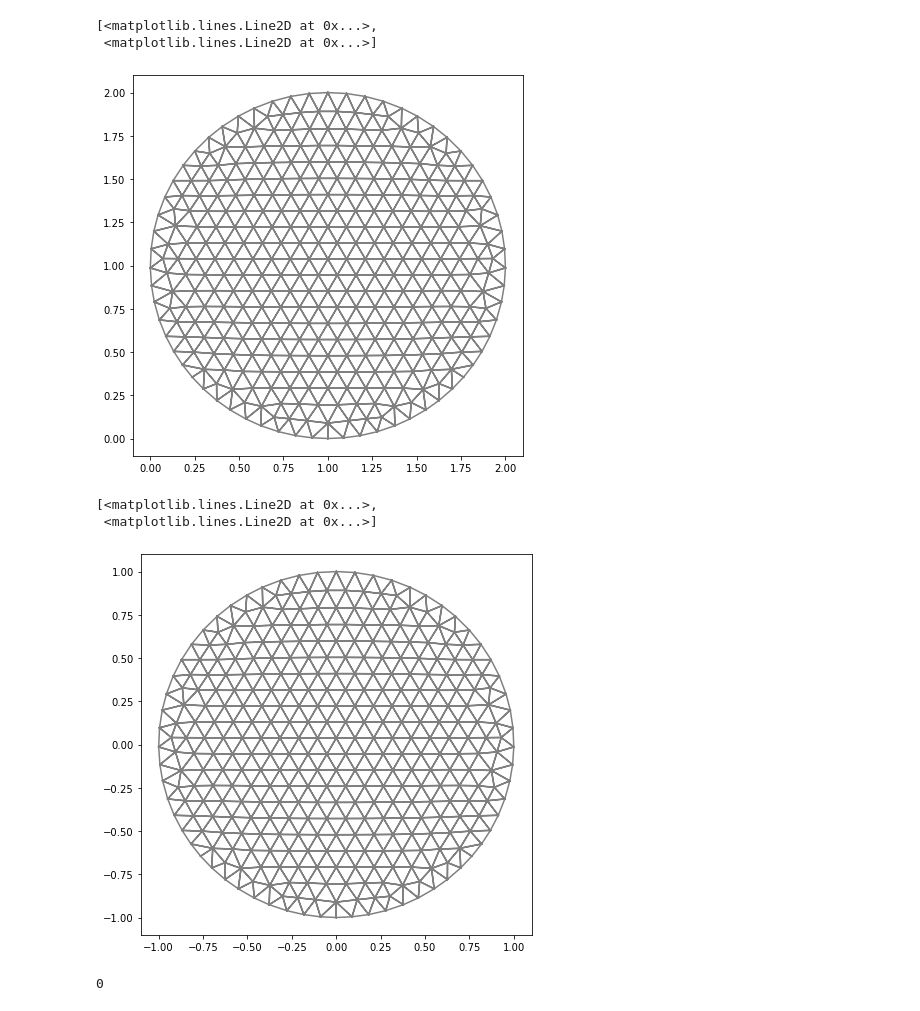
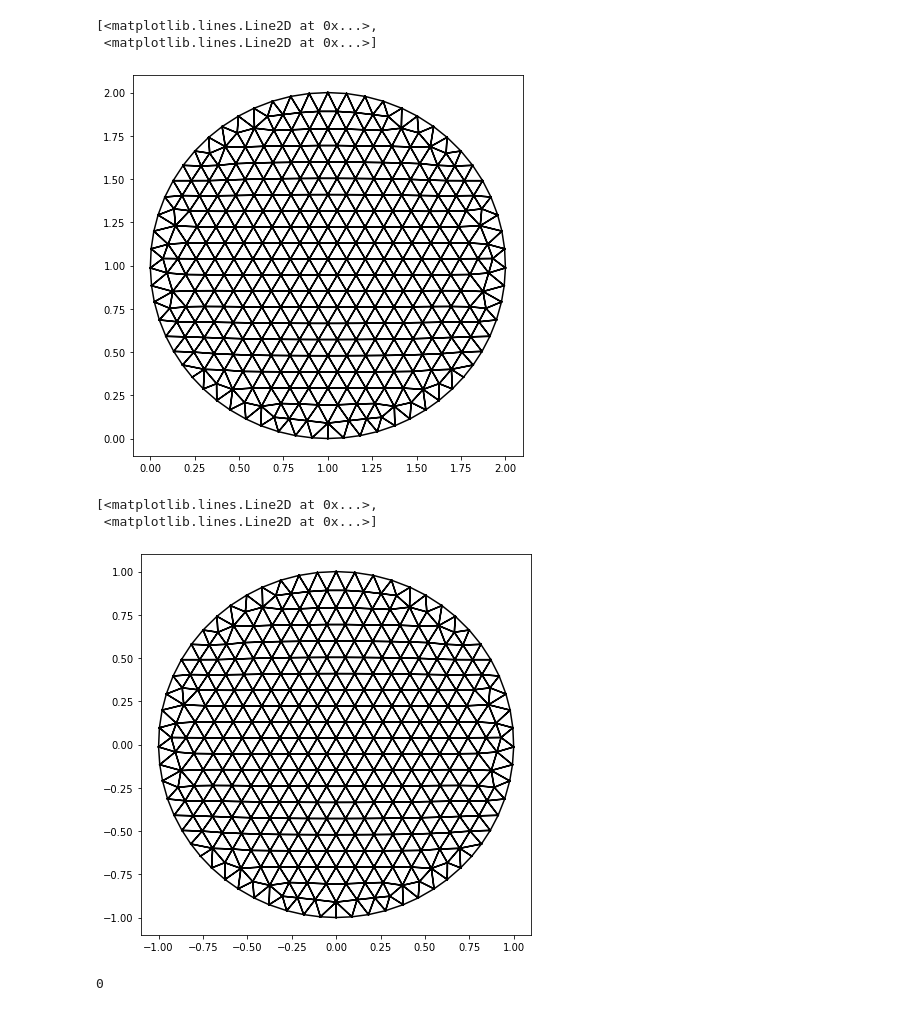
Before and after one commit to tkoyama010/awesome-getfem, a Jupyter notebook: index.ipynb, the cells around one changed output. Cells and saved outputs as stored; diff of their text form; code cells hidden in the pictures.

```diff
--- a/index.ipynb
+++ b/index.ipynb
@@ -17,18 +20,18 @@ mesh = gf.Mesh("generate", mo, h, 2)
 # %%
 sl = gf.Slice(("none",), mesh, 1)
 sl.export_to_vtk("sl.vtk", "ascii")
 
 reader = meshio.read("sl.vtk")
 x = reader.points
 triangles = reader.cells[0][1]
 
 plt.rcParams["figure.figsize"] = (10.0, 6.0)
 plt.figure(figsize=(7, 7))
-plt.triplot(x[:, 0], x[:, 1], triangles, color="gray")
+plt.triplot(x[:, 0], x[:, 1], triangles, color="black")
 # %% [output]
 [<matplotlib.lines.Line2D at 0x...>,
  <matplotlib.lines.Line2D at 0x...>]
-[figure, old version]
+[figure, new version]
 # %%
 mesh.translate([-1.0, -1.0])
 # %%
@@ -42,11 +45,11 @@ triangles = reader.cells[0][1]
 
 plt.rcParams["figure.figsize"] = (10.0, 6.0)
 plt.figure(figsize=(7, 7))
-plt.triplot(x[:, 0], x[:, 1], triangles, color="gray")
+plt.triplot(x[:, 0], x[:, 1], triangles, color="black")
 # %% [output]
 [<matplotlib.lines.Line2D at 0x...>,
  <matplotlib.lines.Line2D at 0x...>]
-[figure, old version]
+[figure, new version]
 # %%
 fb = mesh.outer_faces()
 OUTER_BOUND = 1
```
Also changed, not shown: parts of 1 cell of this notebook.
